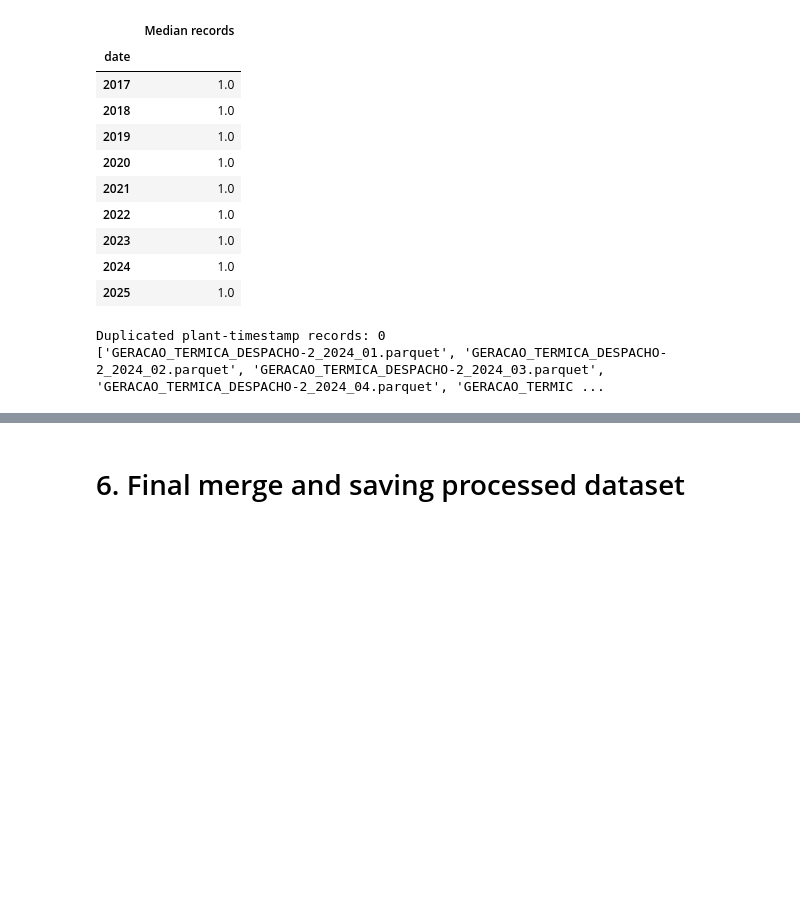
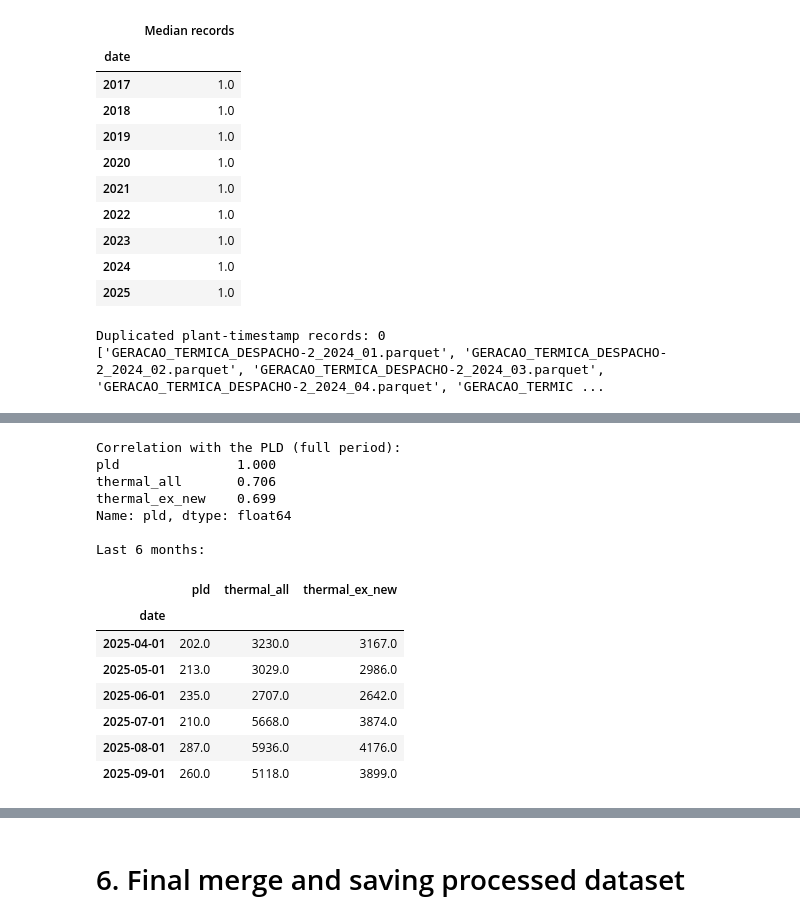
Before and after one commit to cesarmonteiro09/energy-pld-analysis, a Jupyter notebook: notebooks/01_exploratory_data_analysis.ipynb, the cells around one changed output, grey strips where cells are left out. Saved outputs shown, nothing was run; the diff lists cells and outputs as text; code cells hidden in the pictures; blank space fills up the shorter version.

```diff
--- a/notebooks/01_exploratory_data_analysis.ipynb
+++ b/notebooks/01_exploratory_data_analysis.ipynb
@@ -399,0 +398,36 @@ Verified / programmed ratio:
+# %%
+# --- THERMAL CHECK: SERIES WITH AND WITHOUT THE NEW PLANTS ---
+
+# 1. Thermal series without the plants that appear only from Dec 2024
+df_old_plants = df_ter_se[~df_ter_se["nom_usina"].isin(new_plants)]
+thermal_ex_new = df_old_plants.groupby("date")["val_proggeracao"].sum().resample("MS").mean()
+thermal_ex_new = thermal_ex_new.loc["2017-01-01":"2025-09-01"]
+
+# 2. Compare both versions of the series against the PLD
+compare = pd.DataFrame({
+    "pld": df_final["pld_se_co"],
+    "thermal_all": df_final["thermal_gen_seco_mwmed"],
+    "thermal_ex_new": thermal_ex_new,
+})
+
+print("Correlation with the PLD (full period):")
+print(compare.corr()["pld"].round(3))
+
+print("\nLast 6 months:")
+display(compare.tail(6).round(0))
+# %% [output]
+Correlation with the PLD (full period):
+pld               1.000
+thermal_all       0.706
+thermal_ex_new    0.699
+Name: pld, dtype: float64
+
+Last 6 months:
+|  | pld | thermal_all | thermal_ex_new |
+| date |  |  |  |
+| 2025-04-01 | 202.0 | 3230.0 | 3167.0 |
+| 2025-05-01 | 213.0 | 3029.0 | 2986.0 |
+| 2025-06-01 | 235.0 | 2707.0 | 2642.0 |
+| 2025-07-01 | 210.0 | 5668.0 | 3874.0 |
+| 2025-08-01 | 287.0 | 5936.0 | 4176.0 |
+| 2025-09-01 | 260.0 | 5118.0 | 3899.0 |
```
Also changed, not shown: parts of 2 cells of this notebook.
